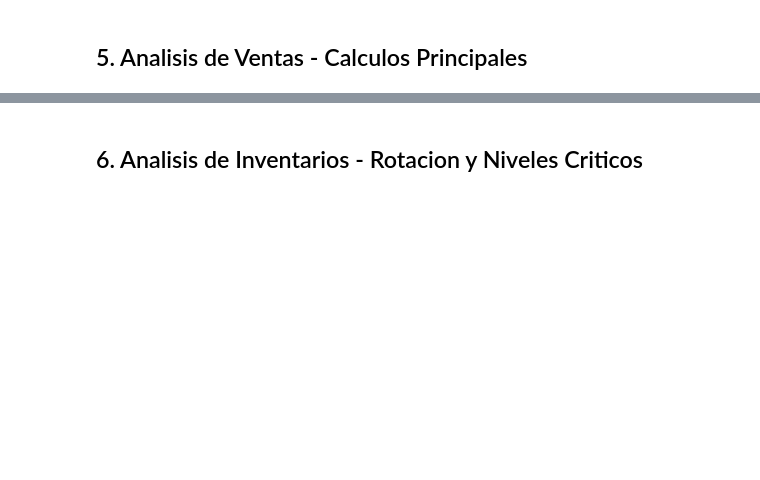
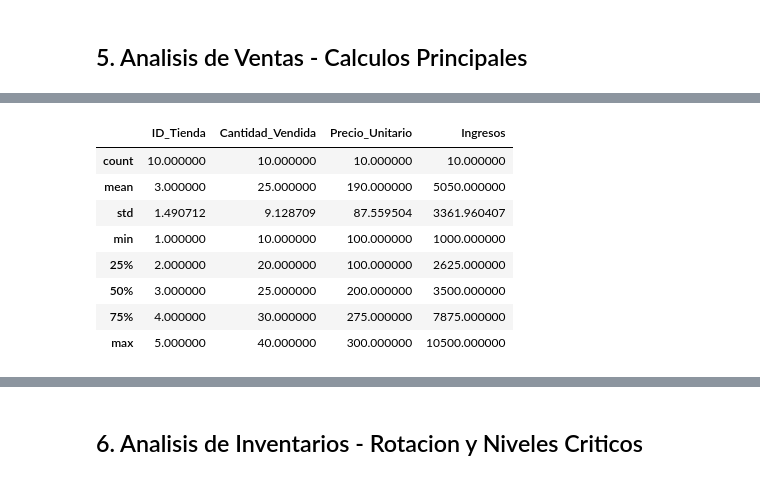
Before and after one commit to nivachasa/subjects-calculator, a Jupyter notebook: analisis_red_tiendas.ipynb, the cells around one changed output, grey strips where cells are left out. Saved outputs shown, nothing was run; the diff lists cells and outputs as text; code cells hidden in the pictures; blank space fills up the shorter version.

```diff
--- a/analisis_red_tiendas.ipynb
+++ b/analisis_red_tiendas.ipynb
@@ -29,10 +29,10 @@ Numpy version: 2.0.0
 # %% [markdown]
 ## 2. Cargar los Datos - Lectura desde Archivos CSV
 # %%
-# Rutas de los archivos CSV
-ruta_ventas = 'workspace\sales.csv'
-ruta_inventarios = 'workspace\inventories.csv'
-ruta_satisfaccion = 'workspace\satisfaction.csv'
+# Rutas de los archivos CSV - relativas desde la carpeta del notebook
+ruta_ventas = '/workspace/sales.csv'
+ruta_inventarios = '/workspace/inventories.csv'
+ruta_satisfaccion = '/workspace/satisfaction.csv'
 
 # Cargar los datos en DataFrames
 df_ventas = pd.read_csv(ruta_ventas)
@@ -40,5 +40,6 @@ df_inventarios = pd.read_csv(ruta_inventarios)
 df_satisfaccion = pd.read_csv(ruta_satisfaccion)
 
 print('Datos cargados exitosamente')
+print('-' * 50)
 # %% [output]
 Datos cargados exitosamente
@@ -145,23 +231,2 @@ max     5.000000               90.00000
 # %% [markdown]
 ## 5. Analisis de Ventas - Calculos Principales
-# %%
-# Calcular ventas totales por producto y por tienda
-print('VENTAS TOTALES POR TIENDA Y PRODUCTO:')
-
-# Crear una columna de ventas totales (Cantidad_Vendida * Precio_Unitario)
-df_ventas['Total_Ventas'] = df_ventas['Cantidad_Vendida'] * df_ventas['Precio_Unitario']
-
-# Ventas totales por tienda
-ventas_por_tienda = df_ventas.groupby('ID_Tienda')['Total_Ventas'].sum().sort_values(ascending=False)
-print('\nVentas Totales por Tienda:')
-print(ventas_por_tienda)
-
-# Ventas totales por producto
-ventas_por_producto = df_ventas.groupby('Producto')['Total_Ventas'].sum().sort_values(ascending=False)
-print('\nVentas Totales por Producto:')
-print(ventas_por_producto)
-
-# Ventas totales por tienda y producto (tabla cruzada)
-print('\nVentas Totales por Tienda y Producto:')
-ventas_tienda_producto = df_ventas.pivot_table(values='Total_Ventas', index='ID_Tienda', columns='Producto', aggfunc='sum', fill_value=0)
-print(ventas_tienda_producto)
@@ -185,0 +252,6 @@ Name: Total_Ventas, dtype: int64
+# %%
+# Calcular ingresos totales por tienda: sum(Cantidad_Vendida * Precio_Unitario) agrupado por ID_Tienda
+df_ventas['Ingresos'] = df_ventas['Cantidad_Vendida'] * df_ventas['Precio_Unitario']
+ventas_por_tienda = df_ventas.groupby('ID_Tienda')['Ingresos'].sum()
+print('Ingresos totales por tienda:')
+ventas_por_tienda
@@ -186 +310,13 @@ Name: Total_Ventas, dtype: int64
+# %%
+df_ventas.describe()
+# %% [output]
+|  | ID_Tienda | Cantidad_Vendida | Precio_Unitario | Ingresos |
+| count | 10.000000 | 10.000000 | 10.000000 | 10.000000 |
+| mean | 3.000000 | 25.000000 | 190.000000 | 5050.000000 |
+| std | 1.490712 | 9.128709 | 87.559504 | 3361.960407 |
+| min | 1.000000 | 10.000000 | 100.000000 | 1000.000000 |
+| 25% | 2.000000 | 20.000000 | 100.000000 | 2625.000000 |
+| 50% | 3.000000 | 25.000000 | 200.000000 | 3500.000000 |
+| 75% | 4.000000 | 30.000000 | 275.000000 | 7875.000000 |
+| max | 5.000000 | 40.000000 | 300.000000 | 10500.000000 |
 # %%
```
Also changed, not shown: parts of 18 cells of this notebook.
